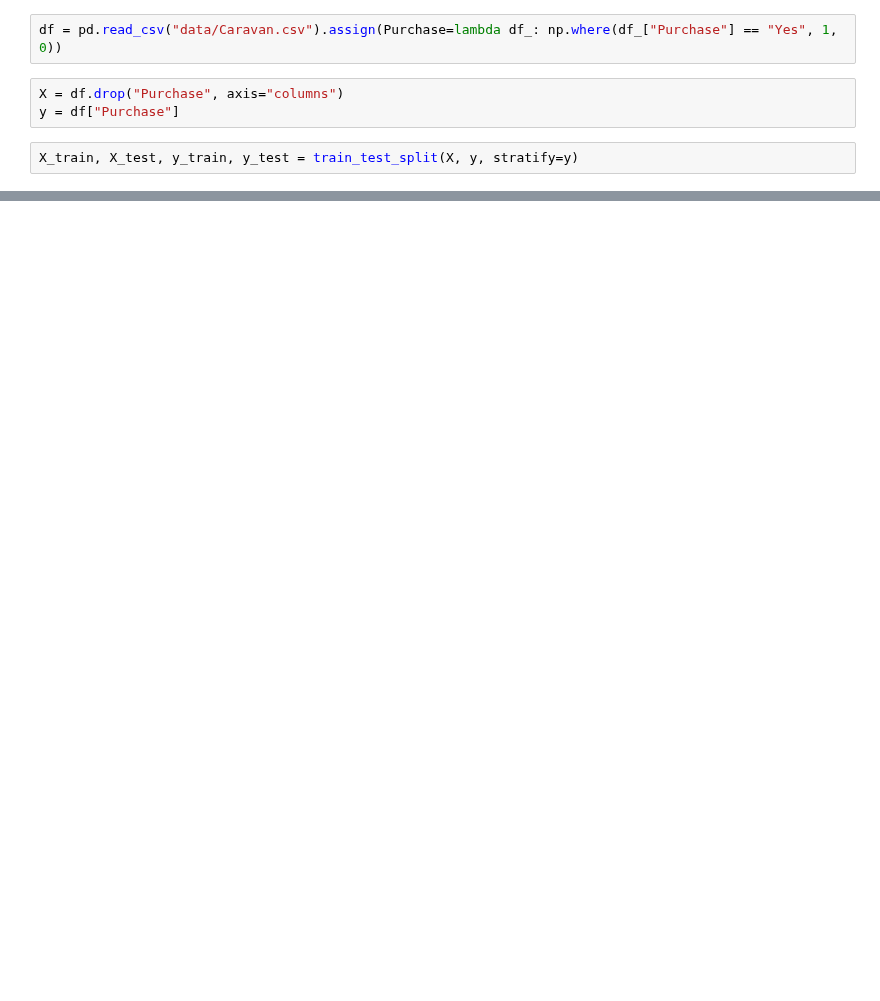
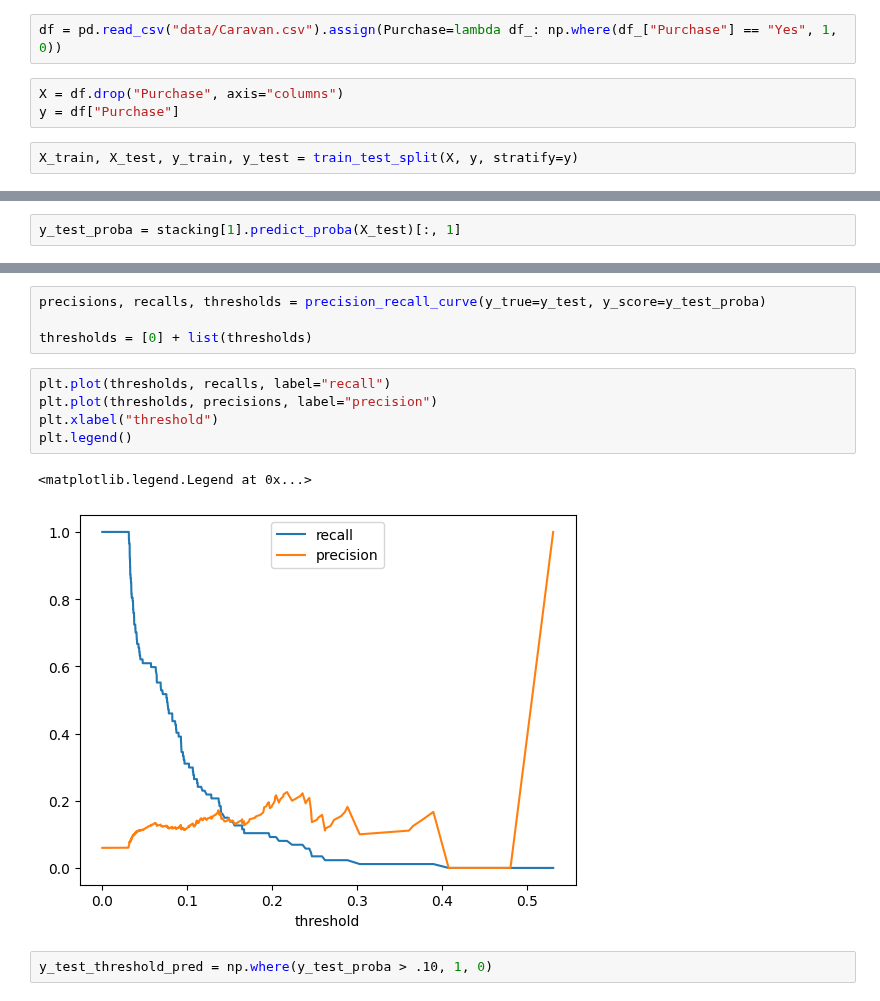
Before and after one commit to edkrueger/eco395m-ml, a Jupyter notebook: class_exercises/classification-caravan/0-classification_report.ipynb, the cells around one changed output, grey strips where cells are left out. Saved outputs shown, nothing was run; the diff lists cells and outputs as text; blank space fills up the shorter version.

```diff
--- a/class_exercises/classification-caravan/0-classification_report.ipynb
+++ b/class_exercises/classification-caravan/0-classification_report.ipynb
@@ -74,0 +85,2 @@ weighted avg       0.91      0.77      0.83      1456
+# %%
+y_test_proba = stacking[1].predict_proba(X_test)[:, 1]
@@ -74,0 +92,14 @@ weighted avg       0.91      0.77      0.83      1456
+# %%
+precisions, recalls, thresholds = precision_recall_curve(y_true=y_test, y_score=y_test_proba)
+
+thresholds = [0] + list(thresholds)
+# %%
+plt.plot(thresholds, recalls, label="recall")
+plt.plot(thresholds, precisions, label="precision")
+plt.xlabel("threshold")
+plt.legend()
+# %% [output]
+<matplotlib.legend.Legend at 0x...>
+[figure, added]
+# %%
+y_test_threshold_pred = np.where(y_test_proba > .10, 1, 0)
```
Also changed, not shown: parts of 5 cells of this notebook.
